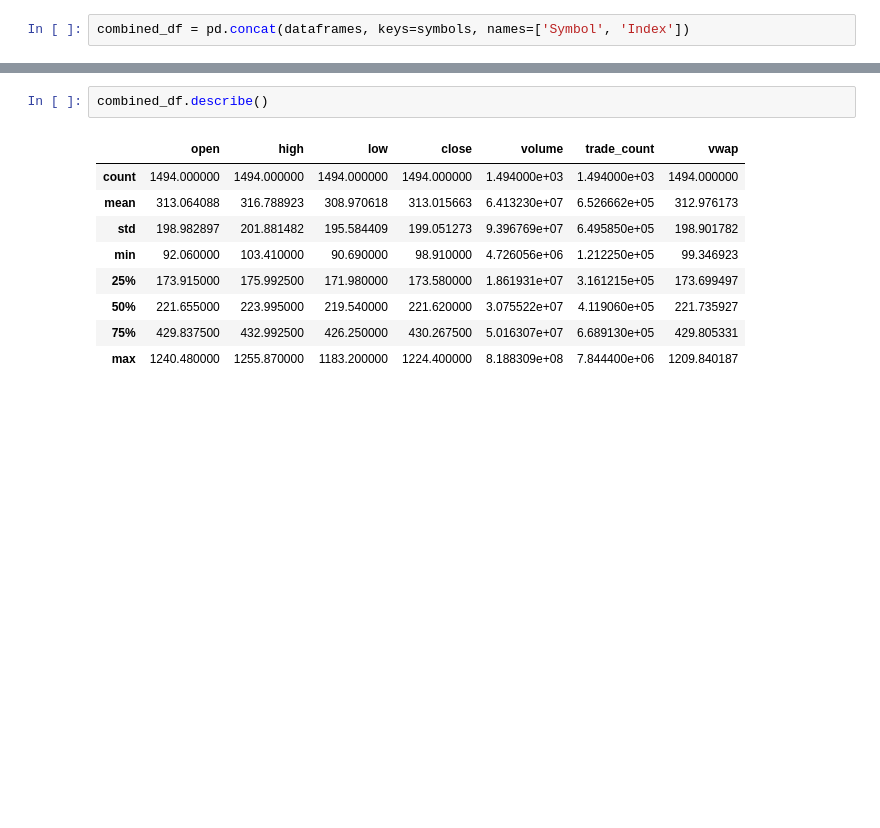
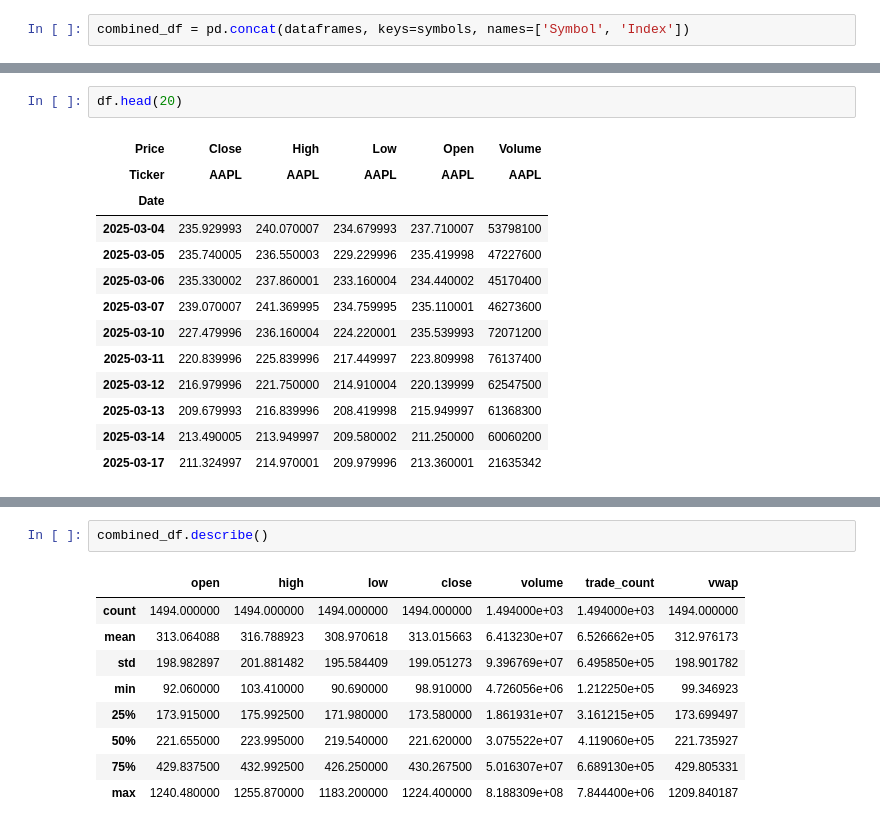
Before and after one commit to Briantmorr/capstone_ai_trading_bots, a Jupyter notebook: eda.ipynb, the cells around one changed output, grey strips where cells are left out. Drawn from its saved outputs; the diff is of its cells as text; blank space fills up the shorter version.

```diff
--- a/eda.ipynb
+++ b/eda.ipynb
@@ -83,3 +90,19 @@ combined_df.head(3)
+# %%
+df.head(20)
+# %% [output]
+| Price | Close | High | Low | Open | Volume |
+| Ticker | AAPL | AAPL | AAPL | AAPL | AAPL |
+| Date |  |  |  |  |  |
+| 2025-03-04 | 235.929993 | 240.070007 | 234.679993 | 237.710007 | 53798100 |
+| 2025-03-05 | 235.740005 | 236.550003 | 229.229996 | 235.419998 | 47227600 |
+| 2025-03-06 | 235.330002 | 237.860001 | 233.160004 | 234.440002 | 45170400 |
+| 2025-03-07 | 239.070007 | 241.369995 | 234.759995 | 235.110001 | 46273600 |
+| 2025-03-10 | 227.479996 | 236.160004 | 224.220001 | 235.539993 | 72071200 |
+| 2025-03-11 | 220.839996 | 225.839996 | 217.449997 | 223.809998 | 76137400 |
+| 2025-03-12 | 216.979996 | 221.750000 | 214.910004 | 220.139999 | 62547500 |
+| 2025-03-13 | 209.679993 | 216.839996 | 208.419998 | 215.949997 | 61368300 |
+| 2025-03-14 | 213.490005 | 213.949997 | 209.580002 | 211.250000 | 60060200 |
+| 2025-03-17 | 211.324997 | 214.970001 | 209.979996 | 213.360001 | 21635342 |
 # %%
 combined_df.info()
 # %% [output]
```
Also changed, not shown: parts of 8 cells of this notebook, 7 other files.
